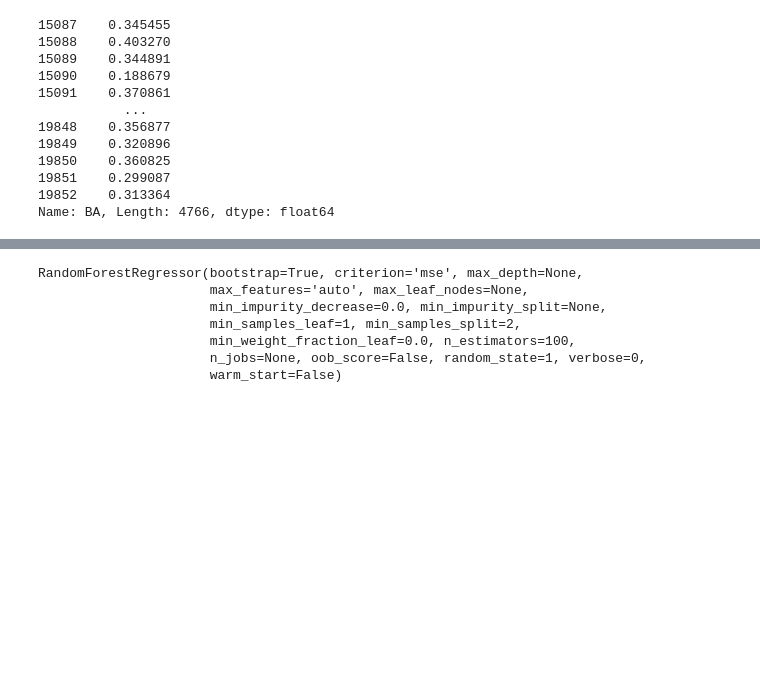
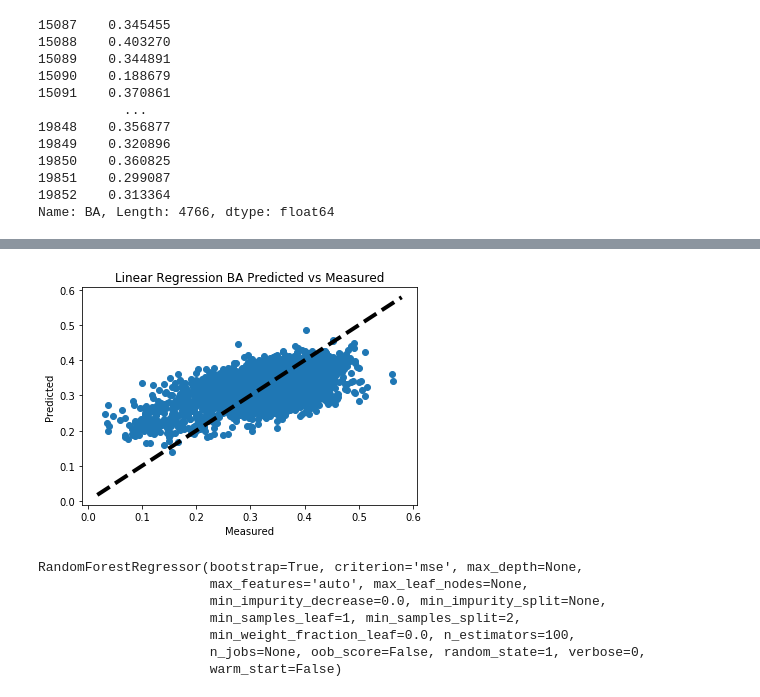
Before and after one commit to ThomasMcMahon24/Capstone2, a Jupyter notebook: Baseball Preprocessing.ipynb, the cells around one changed output, grey strips where cells are left out. Saved outputs shown, nothing was run; the diff lists cells and outputs as text; code cells hidden in the pictures; blank space fills up the shorter version.

```diff
--- a/Baseball Preprocessing.ipynb
+++ b/Baseball Preprocessing.ipynb
@@ -198,3 +205,5 @@ memory usage: 558.5 KB
+# %%
+X_test2 = scaler.transform(X_test2)
 # %%
 X_test2
 # %% [output]
@@ -265,0 +279,9 @@ df_model2.sort_values(by='Coefficient',ascending=False)
+# %%
+plt.scatter(y_test2,y_pred2)
+plt.plot([y.min(),y.max()],[y.min(),y.max()],'k--',lw=4)
+plt.xlabel('Measured')
+plt.ylabel('Predicted')
+plt.title('Linear Regression BA Predicted vs Measured')
+plt.show()
+# %% [output]
+[figure, added]
```
Also changed, not shown: parts of 43 cells of this notebook.
